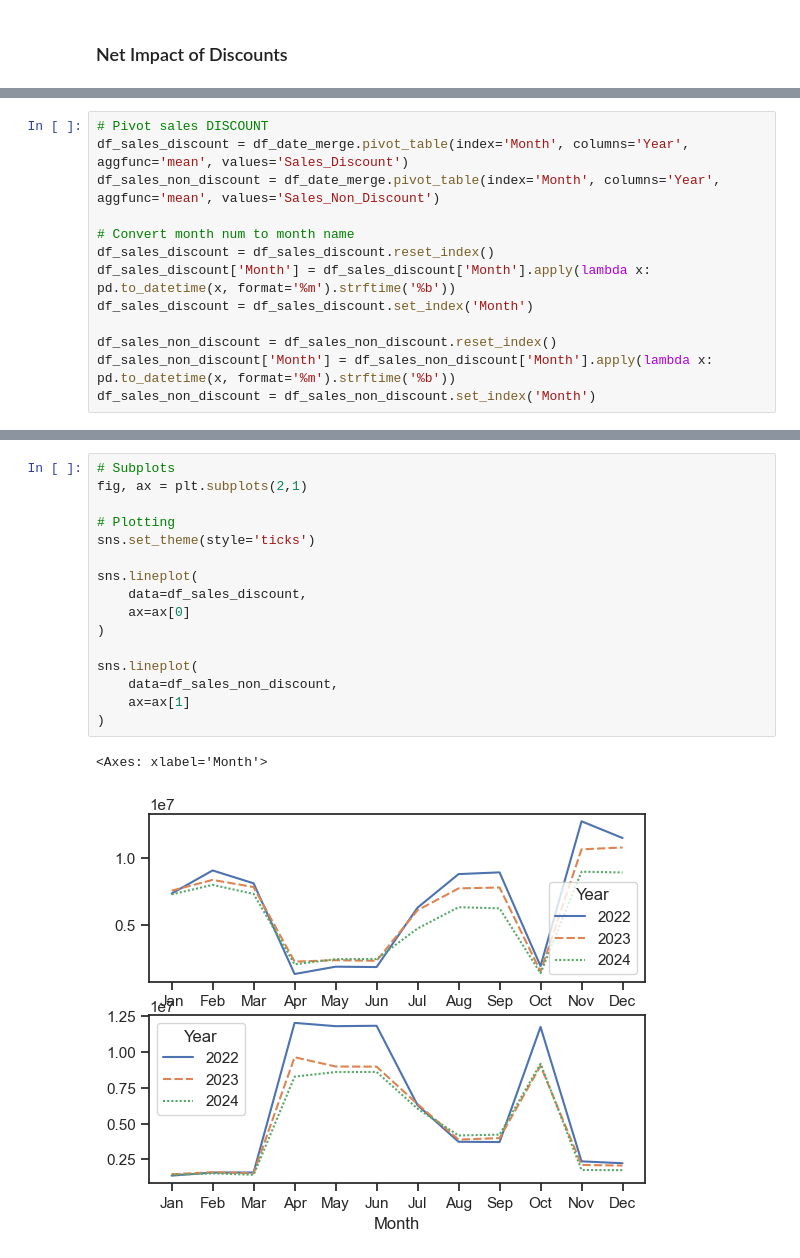
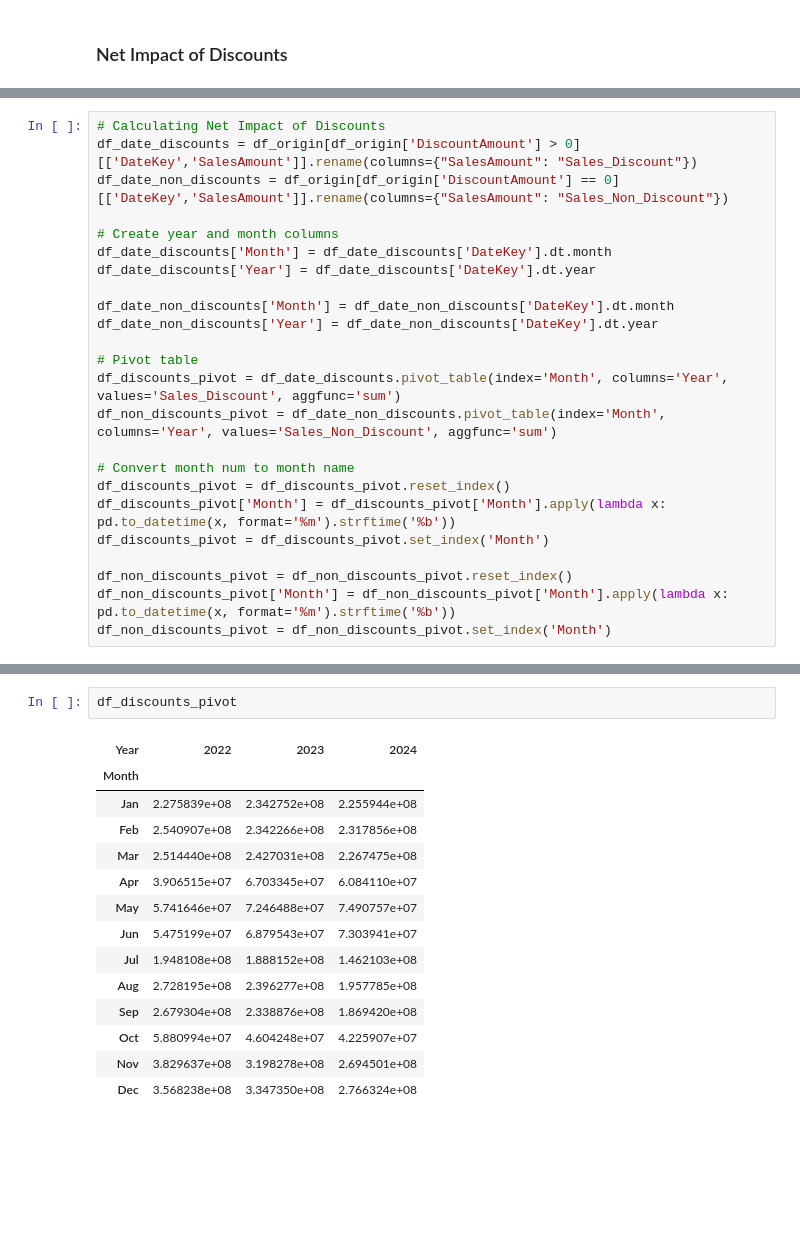
Before and after one commit to duyanvuong/Contoso-Sales-Analysis, a Jupyter notebook: python/05_Discount_Impact.ipynb, the cells around one changed output, grey strips where cells are left out. Drawn from its saved outputs; the diff is of its cells as text; blank space fills up the shorter version.

```diff
--- a/python/05_Discount_Impact.ipynb
+++ b/python/05_Discount_Impact.ipynb
@@ -156,13 +125,24 @@ df_date_merge
 # %%
-# Pivot sales DISCOUNT
-df_sales_discount = df_date_merge.pivot_table(index='Month', columns='Year', aggfunc='mean', values='Sales_Discount')
-df_sales_non_discount = df_date_merge.pivot_table(index='Month', columns='Year', aggfunc='mean', values='Sales_Non_Discount')
+# Calculating Net Impact of Discounts
+df_date_discounts = df_origin[df_origin['DiscountAmount'] > 0][['DateKey','SalesAmount']].rename(columns={"SalesAmount": "Sales_Discount"})
+df_date_non_discounts = df_origin[df_origin['DiscountAmount'] == 0][['DateKey','SalesAmount']].rename(columns={"SalesAmount": "Sales_Non_Discount"})
+
+# Create year and month columns
+df_date_discounts['Month'] = df_date_discounts['DateKey'].dt.month
+df_date_discounts['Year'] = df_date_discounts['DateKey'].dt.year
+
+df_date_non_discounts['Month'] = df_date_non_discounts['DateKey'].dt.month
+df_date_non_discounts['Year'] = df_date_non_discounts['DateKey'].dt.year
+
+# Pivot table
+df_discounts_pivot = df_date_discounts.pivot_table(index='Month', columns='Year', values='Sales_Discount', aggfunc='sum')
+df_non_discounts_pivot = df_date_non_discounts.pivot_table(index='Month', columns='Year', values='Sales_Non_Discount', aggfunc='sum')
 
 # Convert month num to month name
-df_sales_discount = df_sales_discount.reset_index()
-df_sales_discount['Month'] = df_sales_discount['Month'].apply(lambda x: pd.to_datetime(x, format='%m').strftime('%b'))
-df_sales_discount = df_sales_discount.set_index('Month')
+df_discounts_pivot = df_discounts_pivot.reset_index()
+df_discounts_pivot['Month'] = df_discounts_pivot['Month'].apply(lambda x: pd.to_datetime(x, format='%m').strftime('%b'))
+df_discounts_pivot = df_discounts_pivot.set_index('Month')
 
-df_sales_non_discount = df_sales_non_discount.reset_index()
-df_sales_non_discount['Month'] = df_sales_non_discount['Month'].apply(lambda x: pd.to_datetime(x, format='%m').strftime('%b'))
-df_sales_non_discount = df_sales_non_discount.set_index('Month')
+df_non_discounts_pivot = df_non_discounts_pivot.reset_index()
+df_non_discounts_pivot['Month'] = df_non_discounts_pivot['Month'].apply(lambda x: pd.to_datetime(x, format='%m').strftime('%b'))
+df_non_discounts_pivot = df_non_discounts_pivot.set_index('Month')
@@ -203,19 +149,17 @@ df_sales_non_discount
-# %%
-# Subplots
-fig, ax = plt.subplots(2,1)
-
-# Plotting
-sns.set_theme(style='ticks')
-
-sns.lineplot(
-    data=df_sales_discount,
-    ax=ax[0]
-)
-
-sns.lineplot(
-    data=df_sales_non_discount,
-    ax=ax[1]
-)
-# %% [output]
-<Axes: xlabel='Month'>
-[figure, removed]
+# %%
+df_discounts_pivot
+# %% [output]
+| Year | 2022 | 2023 | 2024 |
+| Month |  |  |  |
+| Jan | 2.275839e+08 | 2.342752e+08 | 2.255944e+08 |
+| Feb | 2.540907e+08 | 2.342266e+08 | 2.317856e+08 |
+| Mar | 2.514440e+08 | 2.427031e+08 | 2.267475e+08 |
+| Apr | 3.906515e+07 | 6.703345e+07 | 6.084110e+07 |
+| May | 5.741646e+07 | 7.246488e+07 | 7.490757e+07 |
+| Jun | 5.475199e+07 | 6.879543e+07 | 7.303941e+07 |
+| Jul | 1.948108e+08 | 1.888152e+08 | 1.462103e+08 |
+| Aug | 2.728195e+08 | 2.396277e+08 | 1.957785e+08 |
+| Sep | 2.679304e+08 | 2.338876e+08 | 1.869420e+08 |
+| Oct | 5.880994e+07 | 4.604248e+07 | 4.225907e+07 |
+| Nov | 3.829637e+08 | 3.198278e+08 | 2.694501e+08 |
+| Dec | 3.568238e+08 | 3.347350e+08 | 2.766324e+08 |
```
Also changed, not shown: parts of 6 cells of this notebook.
